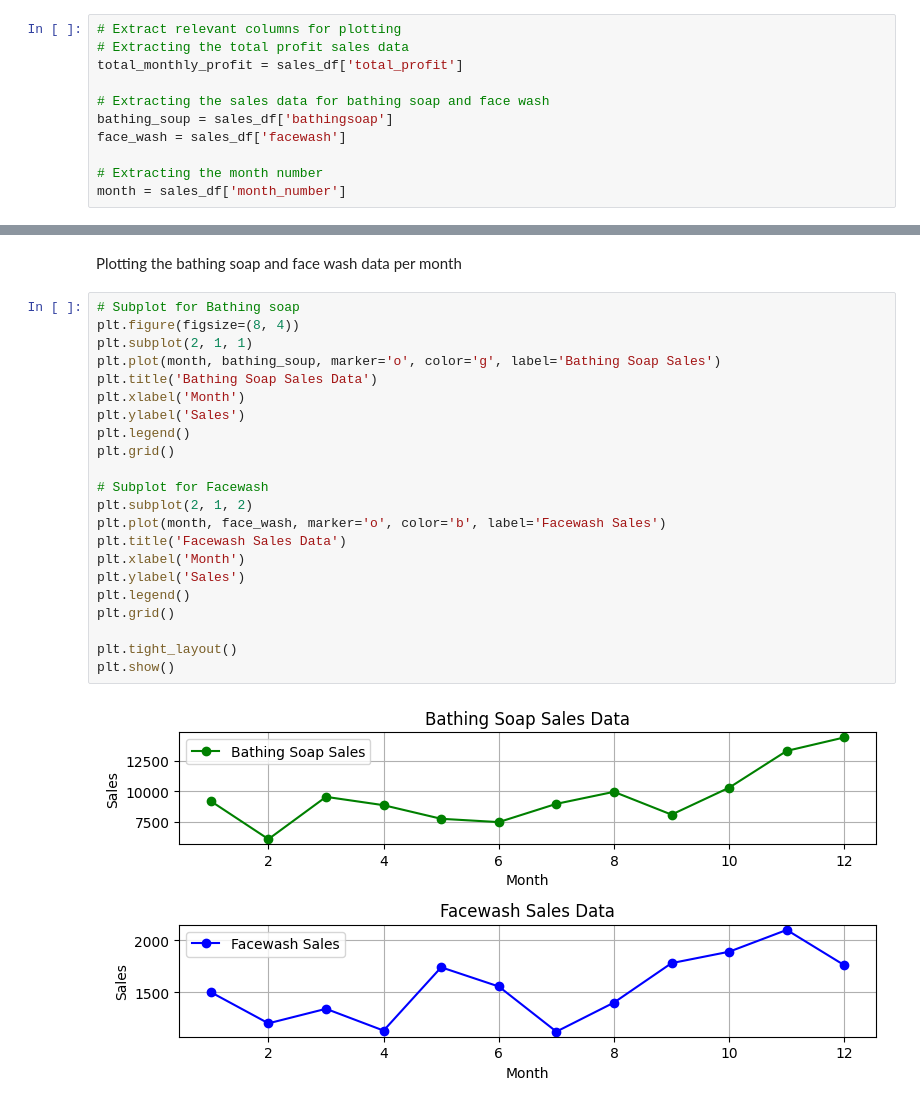
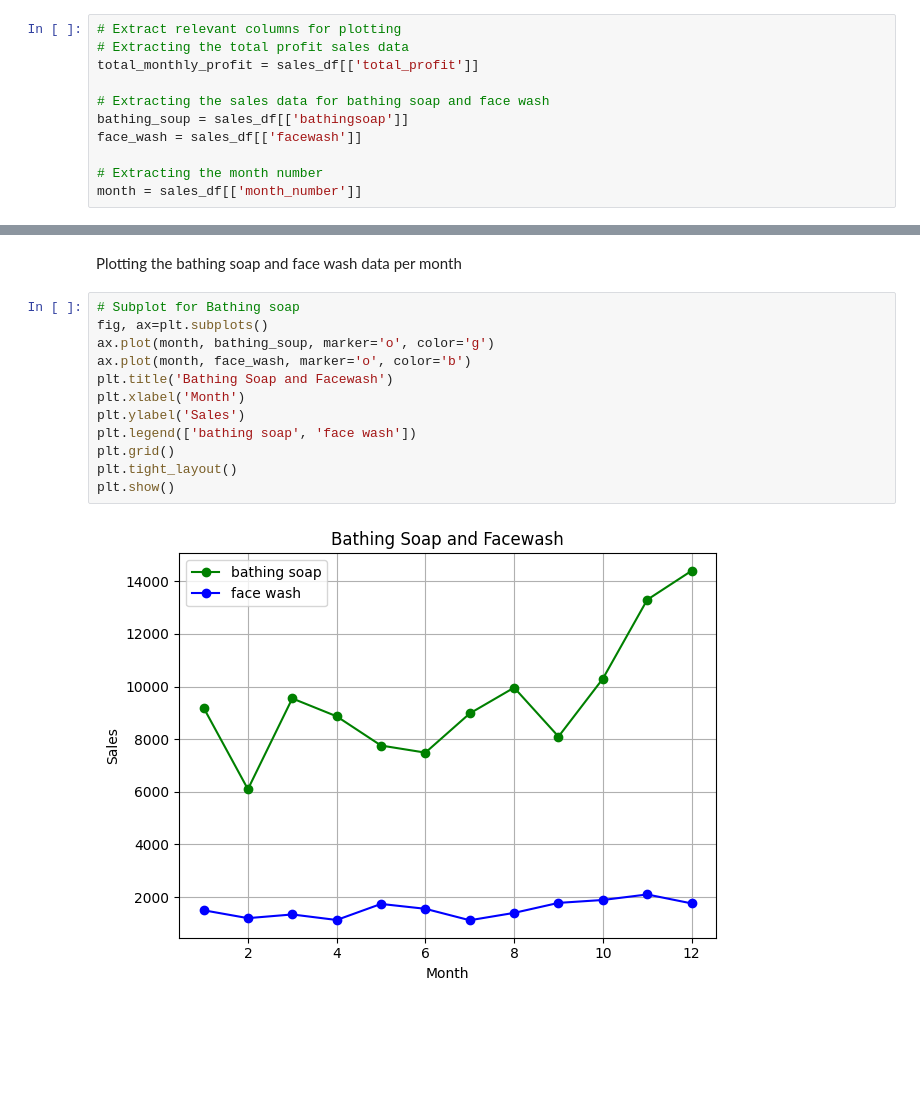
Before and after one commit to SyusufWaliyyi/FlexiSAF_Intership, a Jupyter notebook: Week_2/Week_2_Company_Data_Analysis.ipynb, the cells around one changed output, grey strips where cells are left out. Drawn from its saved outputs; the diff is of its cells as text; blank space fills up the shorter version.

```diff
--- a/Week_2/Week_2_Company_Data_Analysis.ipynb
+++ b/Week_2/Week_2_Company_Data_Analysis.ipynb
@@ -88,13 +88,13 @@ shape pf the data = (12, 9)
 # %%
 # Extract relevant columns for plotting
 # Extracting the total profit sales data
-total_monthly_profit = sales_df['total_profit']
+total_monthly_profit = sales_df[['total_profit']]
 
 # Extracting the sales data for bathing soap and face wash
-bathing_soup = sales_df['bathingsoap']
-face_wash = sales_df['facewash']
+bathing_soup = sales_df[['bathingsoap']]
+face_wash = sales_df[['facewash']]
 
 # Extracting the month number
-month = sales_df['month_number']
+month = sales_df[['month_number']]
 # %%
 # Exercise 1: Read Total profit of all months and show it using a line plot
@@ -112,25 +112,15 @@ plt.show()
 Plotting the bathing soap and face wash data per month
 # %%
 # Subplot for Bathing soap
-plt.figure(figsize=(8, 4))
-plt.subplot(2, 1, 1)
-plt.plot(month, bathing_soup, marker='o', color='g', label='Bathing Soap Sales')
-plt.title('Bathing Soap Sales Data')
+fig, ax=plt.subplots()
+ax.plot(month, bathing_soup, marker='o', color='g')
+ax.plot(month, face_wash, marker='o', color='b')
+plt.title('Bathing Soap and Facewash')
 plt.xlabel('Month')
 plt.ylabel('Sales')
-plt.legend()
+plt.legend(['bathing soap', 'face wash'])
 plt.grid()
-
-# Subplot for Facewash
-plt.subplot(2, 1, 2)
-plt.plot(month, face_wash, marker='o', color='b', label='Facewash Sales')
-plt.title('Facewash Sales Data')
-plt.xlabel('Month')
-plt.ylabel('Sales')
-plt.legend()
-plt.grid()
-
 plt.tight_layout()
 plt.show()
 # %% [output]
-[figure, old version]
+[figure, new version]
```
Also changed, not shown: parts of 1 cell of this notebook.
